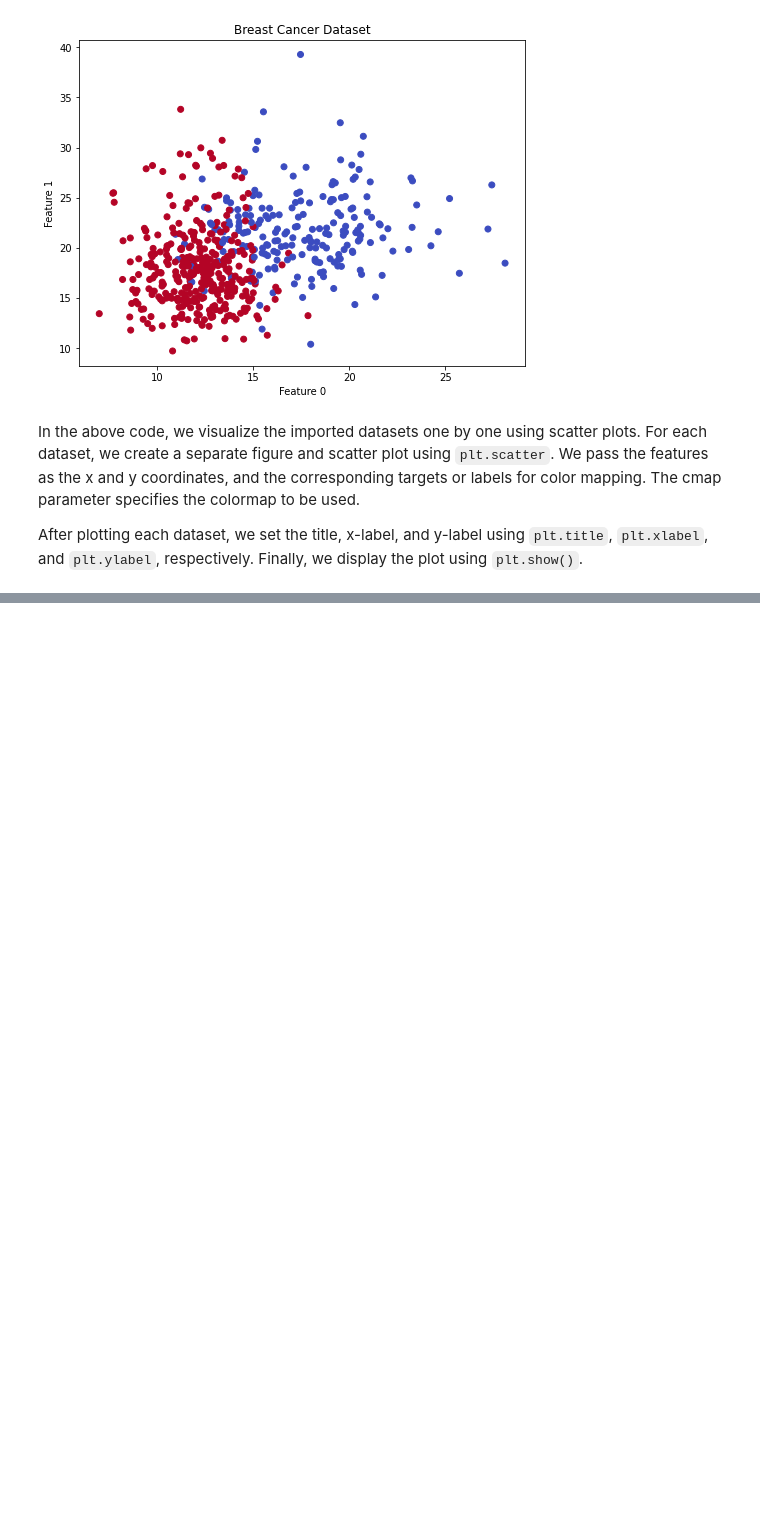
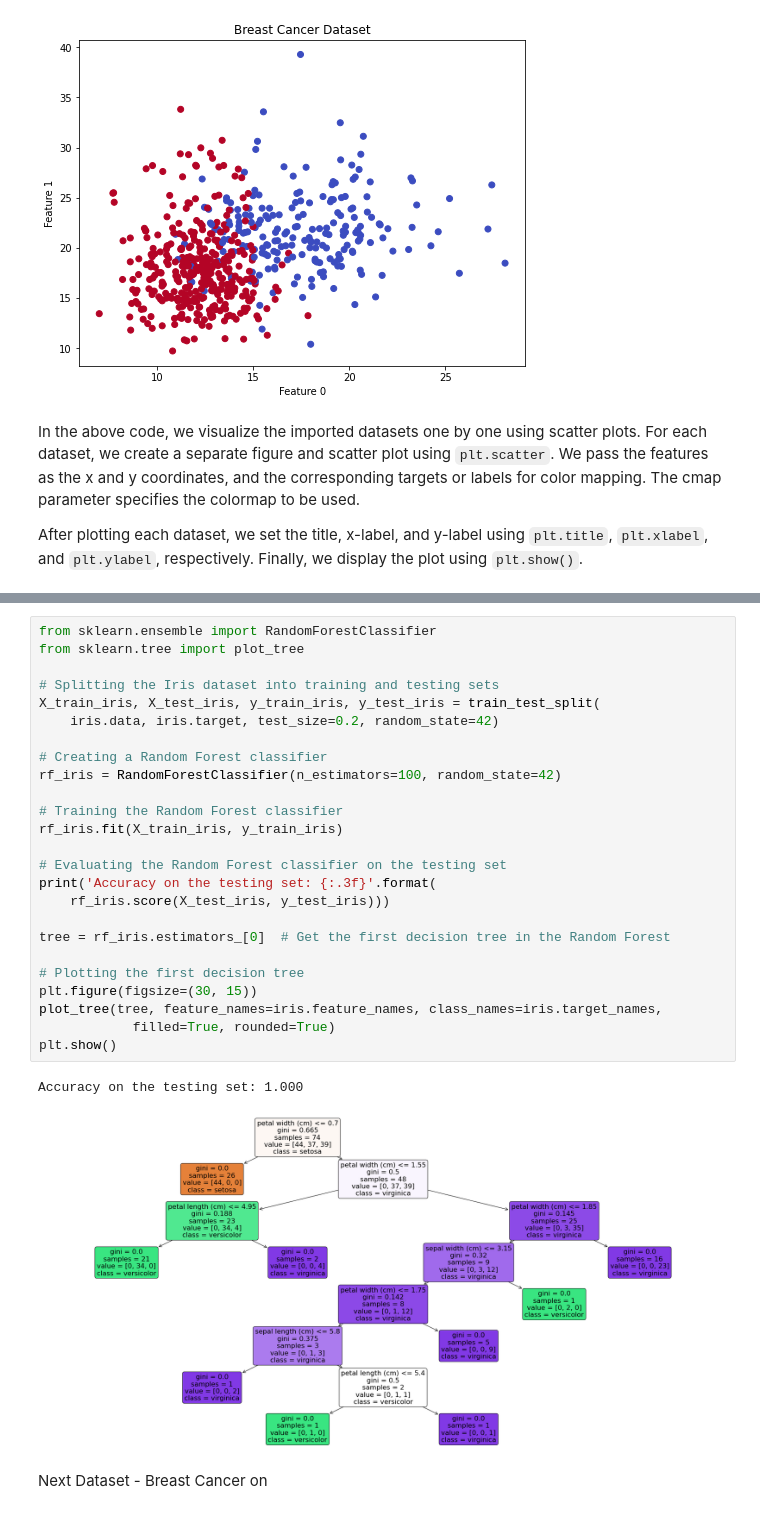
Before and after one commit to SuperSecureHuman/GDSC-ML-AI-Workshop, a Jupyter notebook: SkLearn-Classifcation.ipynb, the cells around one changed output, grey strips where cells are left out. Saved outputs shown, nothing was run; the diff lists cells and outputs as text; blank space fills up the shorter version.

```diff
--- a/SkLearn-Classifcation.ipynb
+++ b/SkLearn-Classifcation.ipynb
@@ -173,0 +165,30 @@ display(Image('logreg_breast_cancer_fitting.gif'))
+# %%
+from sklearn.ensemble import RandomForestClassifier
+from sklearn.tree import plot_tree
+
+# Splitting the Iris dataset into training and testing sets
+X_train_iris, X_test_iris, y_train_iris, y_test_iris = train_test_split(
+    iris.data, iris.target, test_size=0.2, random_state=42)
+
+# Creating a Random Forest classifier
+rf_iris = RandomForestClassifier(n_estimators=100, random_state=42)
+
+# Training the Random Forest classifier
+rf_iris.fit(X_train_iris, y_train_iris)
+
+# Evaluating the Random Forest classifier on the testing set
+print('Accuracy on the testing set: {:.3f}'.format(
+    rf_iris.score(X_test_iris, y_test_iris)))
+
+tree = rf_iris.estimators_[0]  # Get the first decision tree in the Random Forest
+
+# Plotting the first decision tree
+plt.figure(figsize=(30, 15))
+plot_tree(tree, feature_names=iris.feature_names, class_names=iris.target_names,
+            filled=True, rounded=True)
+plt.show()
+# %% [output]
+Accuracy on the testing set: 1.000
+[figure, added]
+# %% [markdown]
+Next Dataset - Breast Cancer on
```
Also changed, not shown: parts of 19 cells of this notebook, 1 other file.
